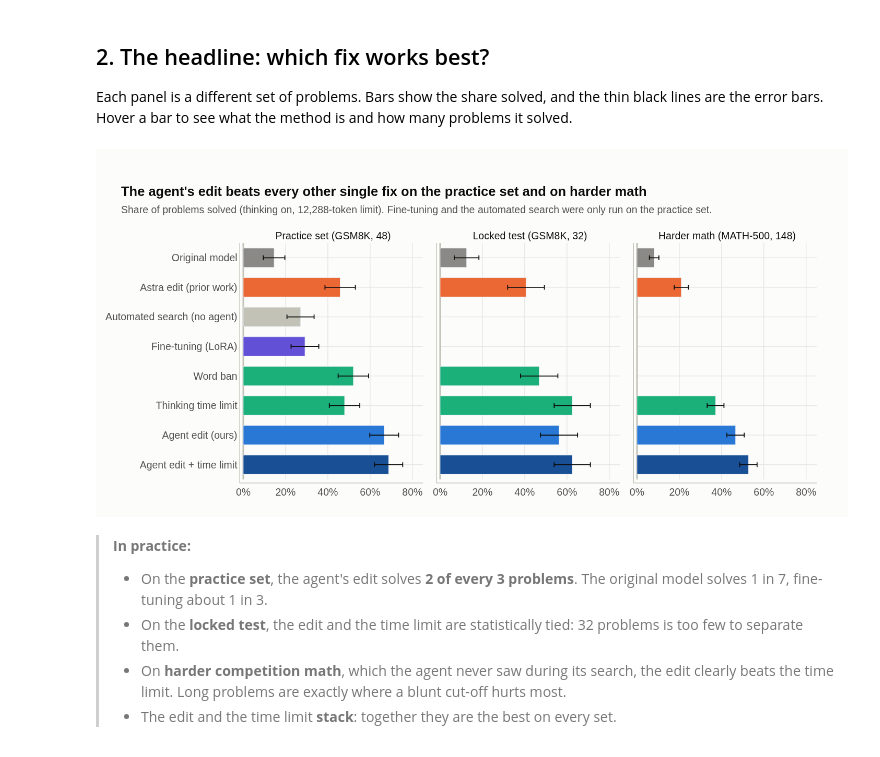
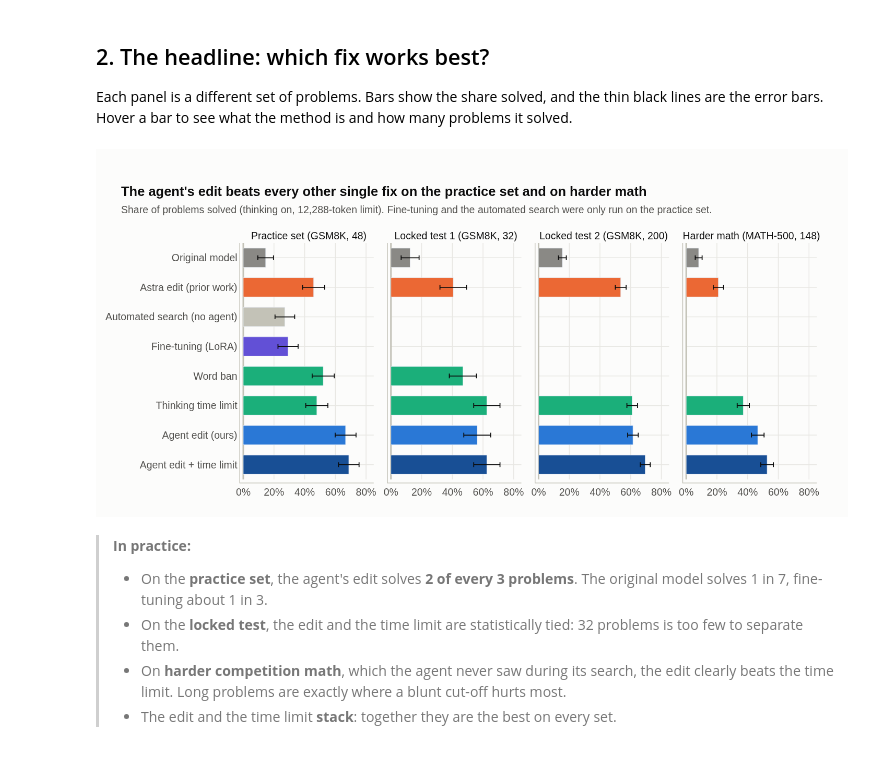
Before and after one commit to luizmlo/agentic-weight-editing, a Jupyter notebook: notebooks/results.ipynb, the cells around one changed output. Saved outputs shown, nothing was run; the diff lists cells and outputs as text; code cells hidden in the pictures.

```diff
--- a/notebooks/results.ipynb
+++ b/notebooks/results.ipynb
@@ -119,7 +119,7 @@ color = lambda a: ARMS[a][1]
 desc = lambda a: ARMS[a][2]
 
 # Per-problem results for every evaluation
-gen = {t: load(f"gen_{t}.json")["arms"] for t in ["dev48", "t12k", "math48", "math100b"]}
+gen = {t: load(f"gen_{t}.json")["arms"] for t in ["dev48", "t12k", "t200", "math48", "math100b"]}
 
 def rows(tag, arm):
     if tag == "math148":  # MATH-500[0:148] = math48 (first 48) + math100b (next 100)
@@ -132,7 +132,7 @@ def has(tag, arm):
 def acc(tag, arm):
     r = rows(tag, arm); k = sum(x["correct"] for x in r); return k, len(r)
 
-SETS = {"dev48": "Practice set (GSM8K, 48)", "t12k": "Locked test (GSM8K, 32)", "math148": "Harder math (MATH-500, 148)"}
+SETS = {"dev48": "Practice set (GSM8K, 48)", "t12k": "Locked test 1 (GSM8K, 32)", "t200": "Locked test 2 (GSM8K, 200)", "math148": "Harder math (MATH-500, 148)"}
 # %% [markdown]
 ## 1. The problem: the model talks itself in circles
 
@@ -186,27 +186,27 @@ Each panel is a different set of problems. Bars show the share solved, and the t
 Hover a bar to see what the method is and how many problems it solved.
 # %%
 ORDER = ["base", "astra", "m2a_naive", "ft_sft_ep2", "lbx_w10_t1", "bf4096", "m2a_a1_062959_102", "m2a_a1_062959_102+bf4096"]
-fig = make_subplots(rows=1, cols=3, shared_yaxes=True, horizontal_spacing=0.03, subplot_titles=list(SETS.values()))
+fig = make_subplots(rows=1, cols=len(SETS), shared_yaxes=True, horizontal_spacing=0.03, subplot_titles=list(SETS.values()))
 for j, tag in enumerate(SETS, start=1):
     for arm in ORDER:
         if not has(tag, arm):
             continue
         k, n = acc(tag, arm); p = k / n
         fig.add_bar(y=[label(arm)], x=[p], orientation="h", marker_color=color(arm), showlegend=False,
                     error_x=dict(type="data", array=[se(p, n)], color=INK, thickness=1.2, width=3),
                     customdata=[[k, n, se(p, n) * 100, desc(arm)]],
                     hovertemplate=f"<b>{label(arm)}</b> on {SETS[tag]}<br>solved <b>%{{customdata[0]}} of %{{customdata[1]}}</b> (%{{x:.0%}}, ±%{{customdata[2]:.0f}} points)<br><br>%{{customdata[3]}}<extra></extra>",
                     row=1, col=j)
     fig.update_xaxes(range=[0, 0.85], tickformat=".0%", col=j)
 style(fig, 470, "The agent's edit beats every other single fix on the practice set and on harder math",
       "Share of problems solved (thinking on, 12,288-token limit). Fine-tuning and the automated search were only run on the practice set.")
 fig.update_yaxes(categoryorder="array", categoryarray=[label(a) for a in ORDER[::-1]])
 fig.update_layout(barmode="overlay", bargap=0.35)
 for a in fig.layout.annotations:
     a.font = dict(size=13, color=INK)
 show(fig)
 # %% [output]
-[figure, old version]
+[figure, new version]
 # %% [markdown]
 > **In practice:**
 > - On the **practice set**, the agent's edit solves **2 of every 3 problems**. The original model solves 1 in 7,
```
Also changed, not shown: 23 other files.
